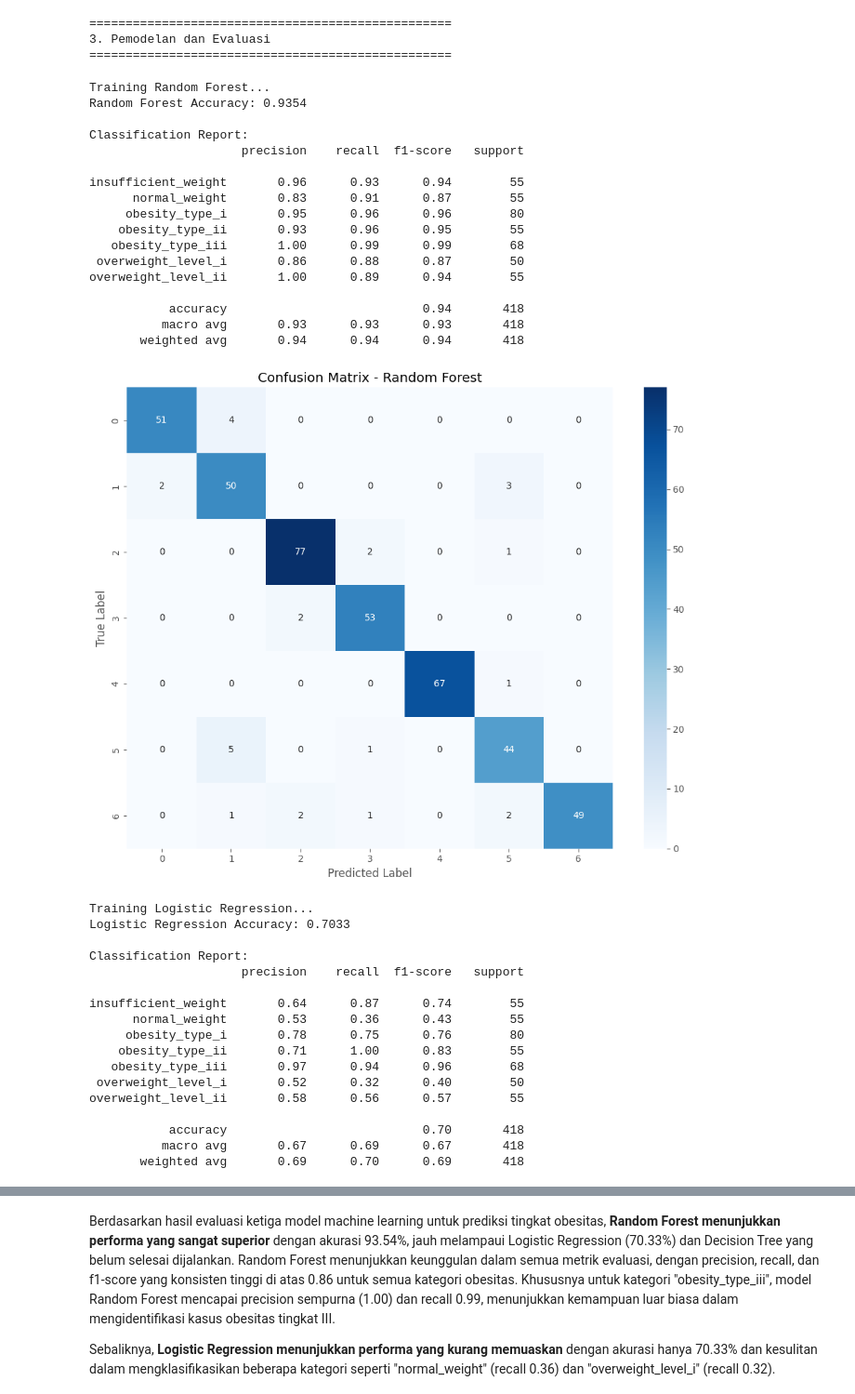
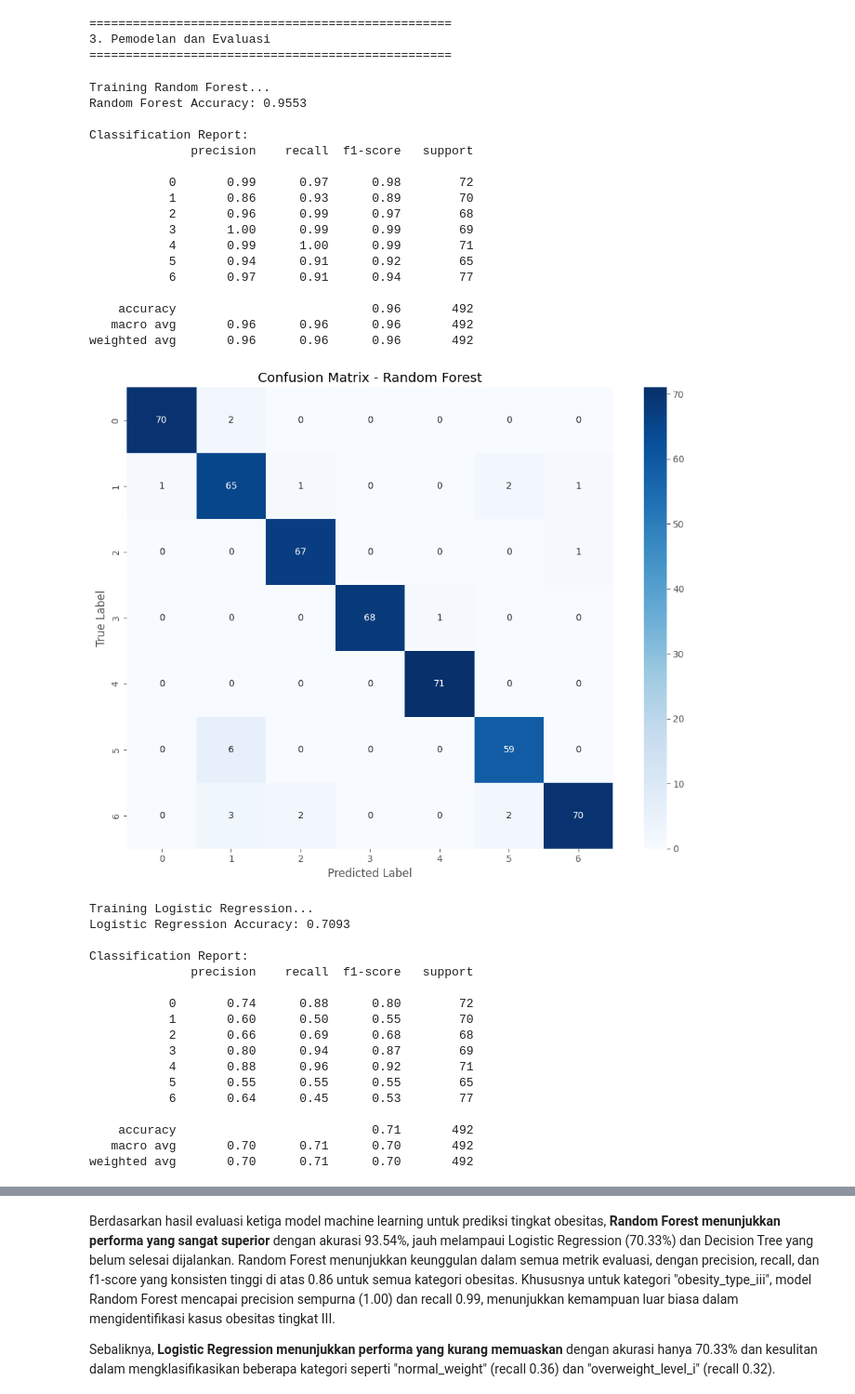
Before and after one commit to Ashief1707/Capstone_Project, a Jupyter notebook: main.ipynb, the cells around one changed output, grey strips where cells are left out. Shown at 93% size. Drawn from its saved outputs; the diff is of its cells as text; code cells hidden in the pictures.

```diff
--- a/main.ipynb
+++ b/main.ipynb
@@ -973,15 +973,10 @@ print("="*50)
 3. Pemodelan dan Evaluasi
 ==================================================
 # %%
-# Import libraries
 warnings.filterwarnings('ignore')
 
-# Load the data
-df = pd.read_csv('selected_features_data.csv')
-
-# Separate features and target
-X = df.drop('NObeyesdad', axis=1)
-y = df['NObeyesdad']
+X = X_balanced_scaled
+y = y_balanced
 
 # Encode categorical variables
 categorical_cols = X.select_dtypes(include=['object']).columns
@@ -1029,60 +1024,60 @@ for name, model in models.items():
     cm = confusion_matrix(y_test, y_pred)
     sns.heatmap(cm, annot=True, fmt='d', cmap='Blues')
     plt.title(f'Confusion Matrix - {name}')
     plt.ylabel('True Label')
     plt.xlabel('Predicted Label')
     plt.tight_layout()
     plt.show()
 
 # Compare model performances
 accuracies = {name: result['accuracy'] for name, result in results.items()}
 plt.figure(figsize=(10, 6))
 plt.bar(accuracies.keys(), accuracies.values())
 plt.title('Model Accuracy Comparison')
 plt.ylabel('Accuracy')
 plt.ylim(0, 1)
 for i, v in enumerate(accuracies.values()):
     plt.text(i, v + 0.01, f'{v:.4f}', ha='center')
 plt.tight_layout()
 plt.show()
 
 # Print final comparison
 print("\nFinal Model Comparison:")
 for name, accuracy in accuracies.items():
     print(f"{name}: {accuracy:.4f}")
 # %% [output]
 Training Random Forest...
-Random Forest Accuracy: 0.9354
+Random Forest Accuracy: 0.9553
 
 Classification Report:
-                     precision    recall  f1-score   support
+              precision    recall  f1-score   support
 
-insufficient_weight       0.96      0.93      0.94        55
-      normal_weight       0.83      0.91      0.87        55
-     obesity_type_i       0.95      0.96      0.96        80
-    obesity_type_ii       0.93      0.96      0.95        55
-   obesity_type_iii       1.00      0.99      0.99        68
- overweight_level_i       0.86      0.88      0.87        50
-overweight_level_ii       1.00      0.89      0.94        55
+           0       0.99      0.97      0.98        72
+           1       0.86      0.93      0.89        70
+           2       0.96      0.99      0.97        68
+           3       1.00      0.99      0.99        69
+           4       0.99      1.00      0.99        71
+           5       0.94      0.91      0.92        65
+           6       0.97      0.91      0.94        77
 
-           accuracy                           0.94       418
-          macro avg       0.93      0.93      0.93       418
-       weighted avg       0.94      0.94      0.94       418
+    accuracy                           0.96       492
+   macro avg       0.96      0.96      0.96       492
+weighted avg       0.96      0.96      0.96       492
-[figure, old version]
+[figure, new version]
 Training Logistic Regression...
-Logistic Regression Accuracy: 0.7033
+Logistic Regression Accuracy: 0.7093
 
 Classification Report:
-                     precision    recall  f1-score   support
+              precision    recall  f1-score   support
 
-insufficient_weight       0.64      0.87      0.74        55
-      normal_weight       0.53      0.36      0.43        55
-     obesity_type_i       0.78      0.75      0.76        80
-    obesity_type_ii       0.71      1.00      0.83        55
-   obesity_type_iii       0.97      0.94      0.96        68
- overweight_level_i       0.52      0.32      0.40        50
-overweight_level_ii       0.58      0.56      0.57        55
+           0       0.74      0.88      0.80        72
+           1       0.60      0.50      0.55        70
+           2       0.66      0.69      0.68        68
+           3       0.80      0.94      0.87        69
+           4       0.88      0.96      0.92        71
+           5       0.55      0.55      0.55        65
+           6       0.64      0.45      0.53        77
 
-           accuracy                           0.70       418
-          macro avg       0.67      0.69      0.67       418
-       weighted avg       0.69      0.70      0.69       418
+    accuracy                           0.71       492
+   macro avg       0.70      0.71      0.70       492
+weighted avg       0.70      0.71      0.70       492
```
Also changed, not shown: parts of 2 cells of this notebook, 1 other file.
